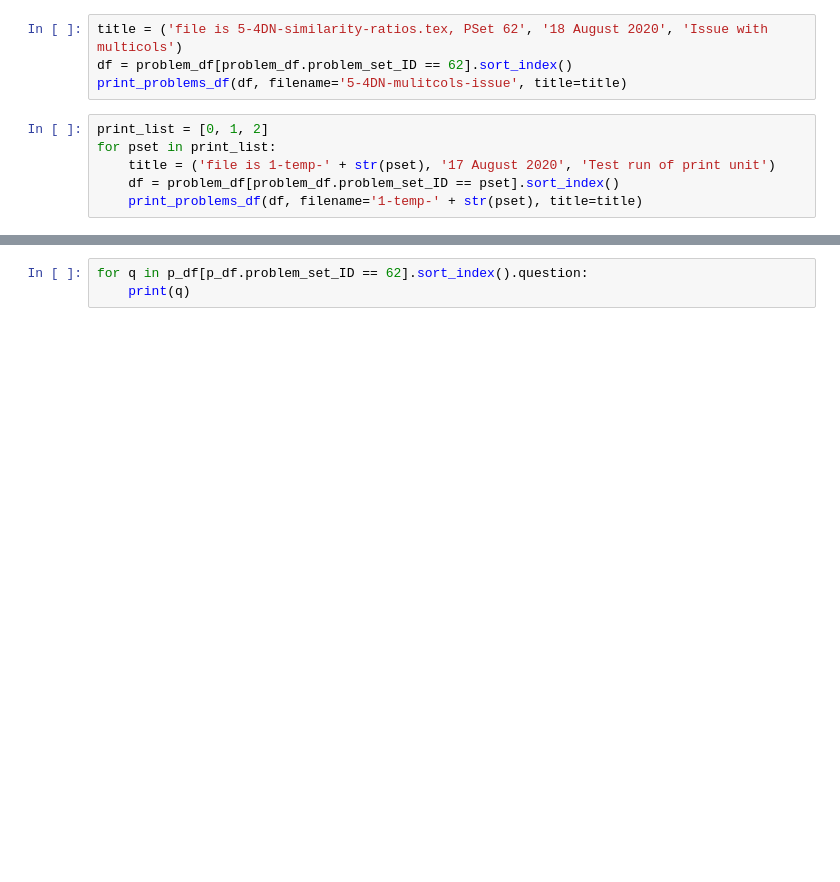
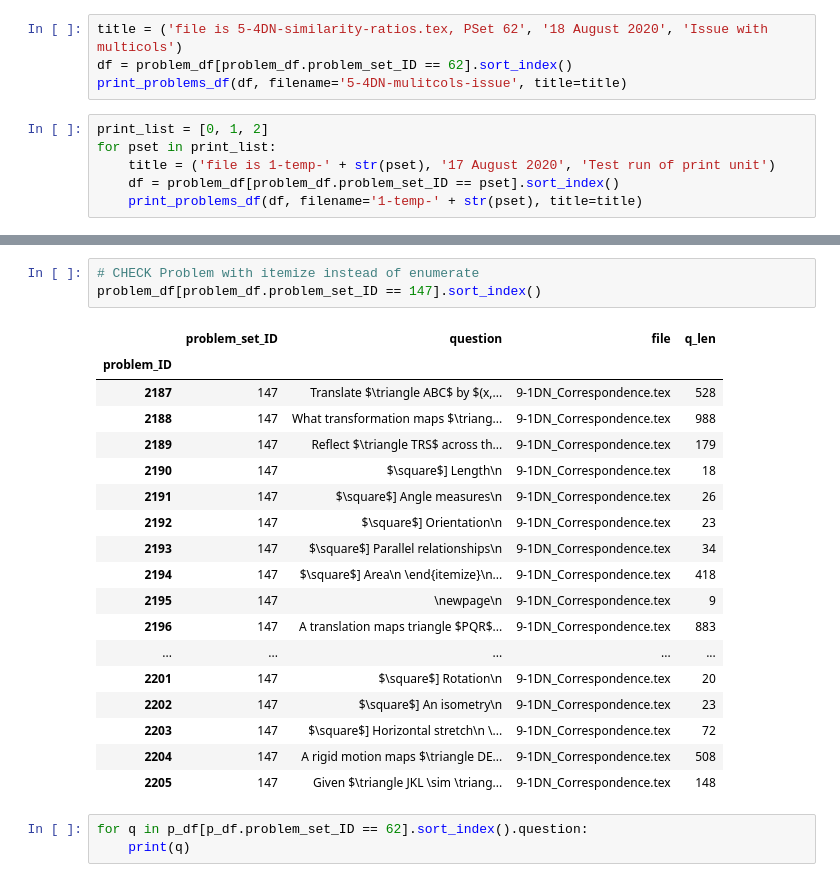
Before and after one commit to chrishuson/mathai, a Jupyter notebook: src/notes.ipynb, the cells around one changed output, grey strips where cells are left out. Drawn from its saved outputs; the diff is of its cells as text; blank space fills up the shorter version.

Commit message:
backup itemize fix

```diff
--- a/src/notes.ipynb
+++ b/src/notes.ipynb
@@ -299,3 +261,25 @@ p_df[p_df.problem_set_ID == 62].sort_index()
+# %%
+# CHECK Problem with itemize instead of enumerate
+problem_df[problem_df.problem_set_ID == 147].sort_index()
+# %% [output]
+|  | problem_set_ID | question | file | q_len |
+| problem_ID |  |  |  |  |
+| 2187 | 147 | Translate $\triangle ABC$ by $(x,... | 9-1DN_Correspondence.tex | 528 |
+| 2188 | 147 | What transformation maps $\triang... | 9-1DN_Correspondence.tex | 988 |
+| 2189 | 147 | Reflect $\triangle TRS$ across th... | 9-1DN_Correspondence.tex | 179 |
+| 2190 | 147 | $\square$] Length\n | 9-1DN_Correspondence.tex | 18 |
+| 2191 | 147 | $\square$] Angle measures\n | 9-1DN_Correspondence.tex | 26 |
+| 2192 | 147 | $\square$] Orientation\n | 9-1DN_Correspondence.tex | 23 |
+| 2193 | 147 | $\square$] Parallel relationships\n | 9-1DN_Correspondence.tex | 34 |
+| 2194 | 147 | $\square$] Area\n \end{itemize}\n... | 9-1DN_Correspondence.tex | 418 |
+| 2195 | 147 | \newpage\n | 9-1DN_Correspondence.tex | 9 |
+| 2196 | 147 | A translation maps triangle $PQR$... | 9-1DN_Correspondence.tex | 883 |
+| ... | ... | ... | ... | ... |
+| 2201 | 147 | $\square$] Rotation\n | 9-1DN_Correspondence.tex | 20 |
+| 2202 | 147 | $\square$] An isometry\n | 9-1DN_Correspondence.tex | 23 |
+| 2203 | 147 | $\square$] Horizontal stretch\n \... | 9-1DN_Correspondence.tex | 72 |
+| 2204 | 147 | A rigid motion maps $\triangle DE... | 9-1DN_Correspondence.tex | 508 |
+| 2205 | 147 | Given $\triangle JKL \sim \triang... | 9-1DN_Correspondence.tex | 148 |
 # %%
 for q in p_df[p_df.problem_set_ID == 62].sort_index().question:
     print(q)
```
Also changed, not shown: parts of 15 cells of this notebook, 1 other file.
